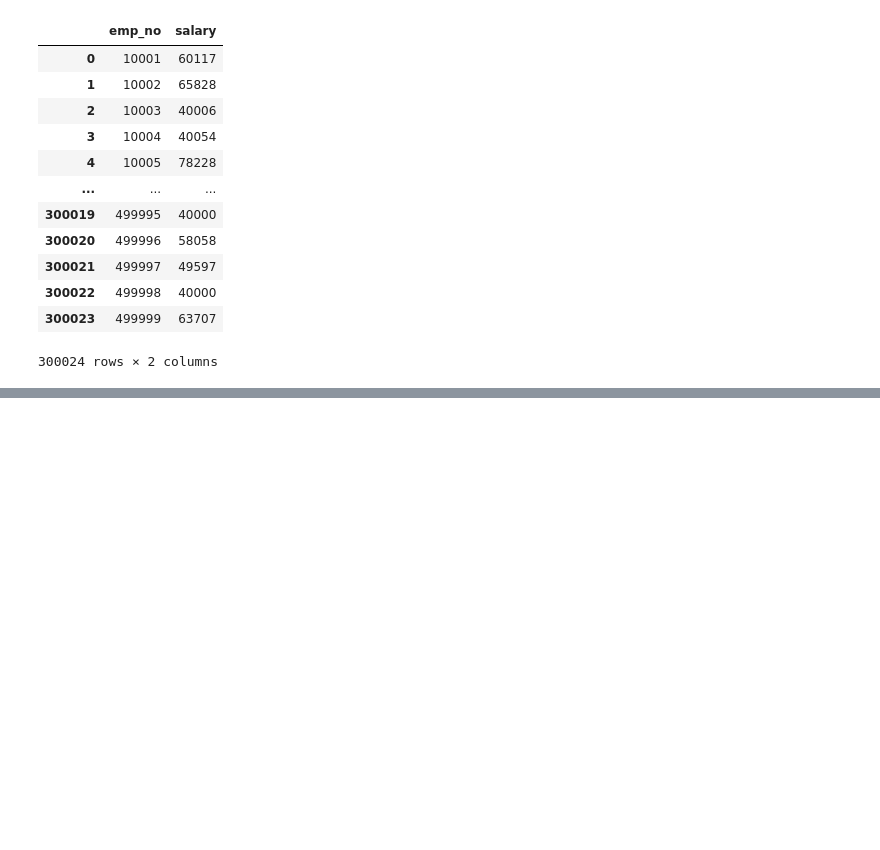
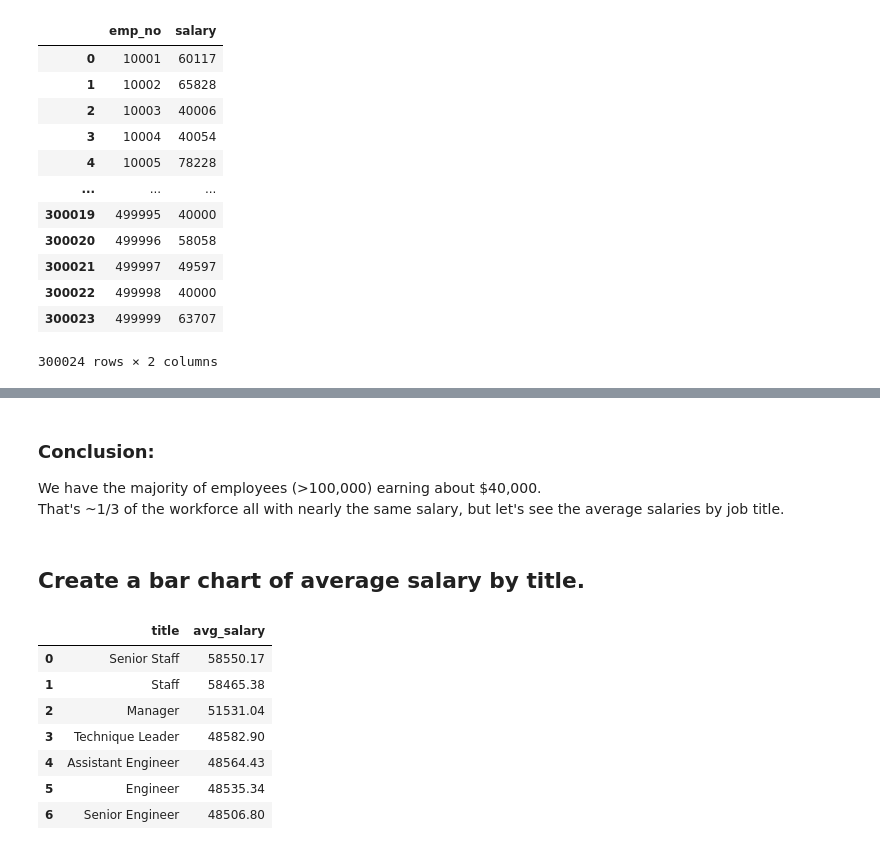
Before and after one commit to colbyhoke/sql-challenge, a Jupyter notebook: sql_challenge_bonus.ipynb, the cells around one changed output, grey strips where cells are left out. Saved outputs shown, nothing was run; the diff lists cells and outputs as text; code cells hidden in the pictures; blank space fills up the shorter version.

```diff
--- a/sql_challenge_bonus.ipynb
+++ b/sql_challenge_bonus.ipynb
@@ -74,0 +58,22 @@ NameError: name 'StrMethodFormatter' is not defined
+# %% [markdown]
+### Conclusion:
+We have the majority of employees (>100,000) earning about \$40,000.<br>
+That's ~1/3 of the workforce all with nearly the same salary, but let's see the average salaries by job title.
+# %% [markdown]
+## Create a bar chart of average salary by title.
+# %%
+# Query the database
+salary_title_avg_query = "SELECT t.title, ROUND(AVG(s.salary),2) as avg_salary FROM salaries s RIGHT JOIN employees e ON (e.emp_no = s.emp_no) RIGHT JOIN titles t ON (t.title_id = e.emp_title_id) GROUP BY title ORDER BY avg_salary DESC;"
+salary_title_avg_df = pd.read_sql(salary_title_avg_query, conn)
+
+# Diplay the dataframe
+salary_title_avg_df
+# %% [output]
+|  | title | avg_salary |
+| 0 | Senior Staff | 58550.17 |
+| 1 | Staff | 58465.38 |
+| 2 | Manager | 51531.04 |
+| 3 | Technique Leader | 48582.90 |
+| 4 | Assistant Engineer | 48564.43 |
+| 5 | Engineer | 48535.34 |
+| 6 | Senior Engineer | 48506.80 |
```
Also changed, not shown: parts of 14 cells of this notebook, 2 other files.
